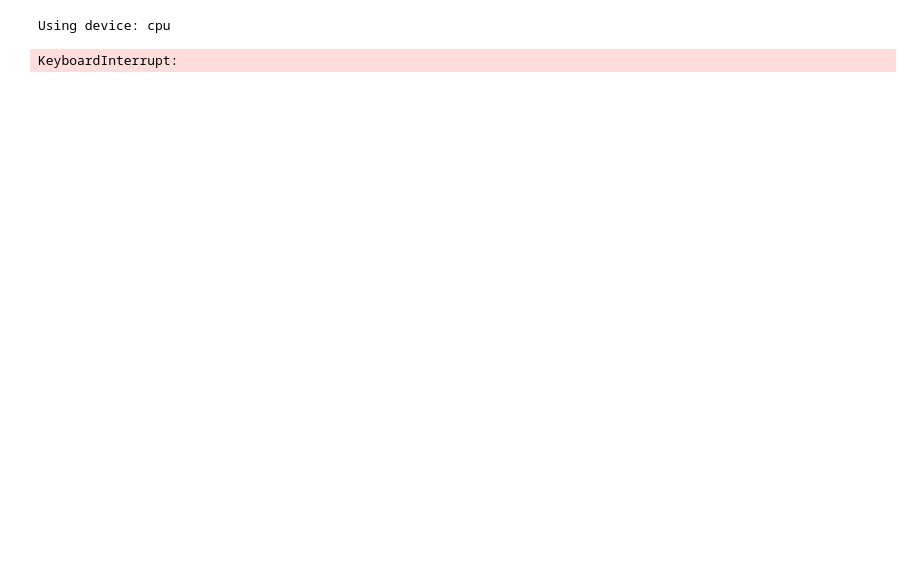
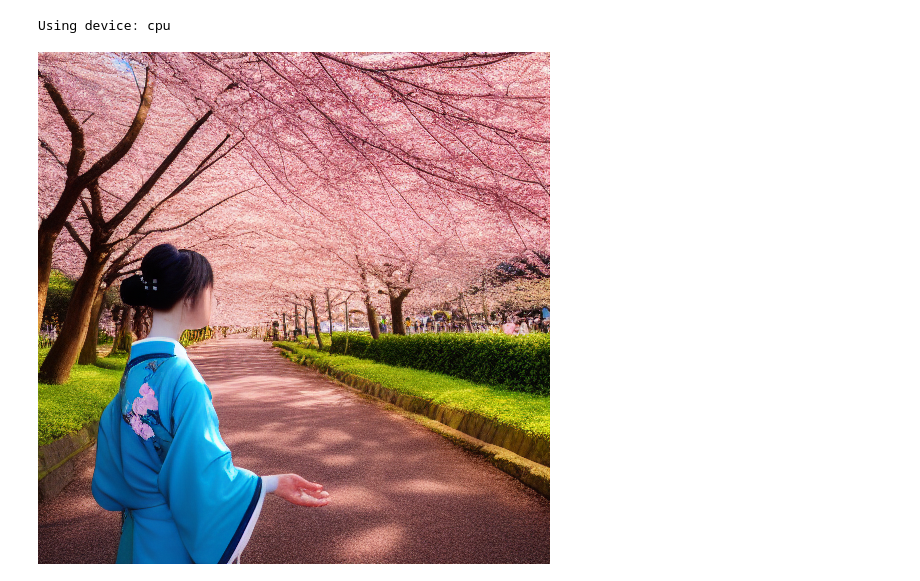
Before and after one commit to Challenger-84/StoryForge-JARVIS, a Jupyter notebook: stable diffusion/demo.ipynb, the cells around one changed output. Cells and saved outputs as stored; diff of their text form; code cells hidden in the pictures; blank space fills up the shorter version.

```diff
--- a/stable diffusion/demo.ipynb
+++ b/stable diffusion/demo.ipynb
@@ -7,7 +7,6 @@ from transformers import CLIPTokenizer
 import torch
 
 DEVICE = "cpu"
-
 ALLOW_CUDA = False
 if torch.cuda.is_available() and ALLOW_CUDA:
     DEVICE = "cuda"
@@ -20,43 +19,43 @@ models = model_loader.preload_models_from_standard_weights(model_file, DEVICE)
 ## TEXT TO IMAGE
 
 # prompt = "A dog with sunglasses, wearing comfy hat, looking at camera, highly detailed, ultra sharp, cinematic, 100mm lens, 8k resolution."
-prompt = "A woman in a traditional Japanese kimono standing under cherry blossom trees, looking at camera, highly detailed, ultra sharp, cinematic, 100mm lens, 8k resolution."
+prompt = "A woman in a traditional Japanese kimono standing under cherry blossom trees, highly detailed, ultra sharp, cinematic, 100mm lens, 8k resolution."
 uncond_prompt = ""  # Also known as negative prompt
 do_cfg = True
 cfg_scale = 8  # min: 1, max: 14
 
 ## IMAGE TO IMAGE
-
 input_image = None
 # Comment to disable image to image
 image_path = "../images/dog.jpg"
 # input_image = Image.open(image_path)
 # Higher values means more noise will be added to the input image, so the result will further from the input image.
 # Lower values means less noise is added to the input image, so output will be closer to the input image.
 strength = 0.9
 
-
+## SAMPLER
 sampler = "ddpm"
 num_inference_steps = 30
 seed = 42
 
 output_image = pipeline.generate(
     prompt=prompt,
     uncond_prompt=uncond_prompt,
     input_image=input_image,
     strength=strength,
     do_cfg=do_cfg,
     cfg_scale=cfg_scale,
     sampler_name=sampler,
     n_inference_steps=num_inference_steps,
     seed=seed,
     models=models,
     device=DEVICE,
     idle_device="cpu",
     tokenizer=tokenizer,
 )
 
+# Combine the input image and the output image into a single image.
 Image.fromarray(output_image)
 # %% [output]
 Using device: cpu
-KeyboardInterrupt:
+[figure, added]
```
Also changed, not shown: parts of 1 cell of this notebook, 1 other file.
